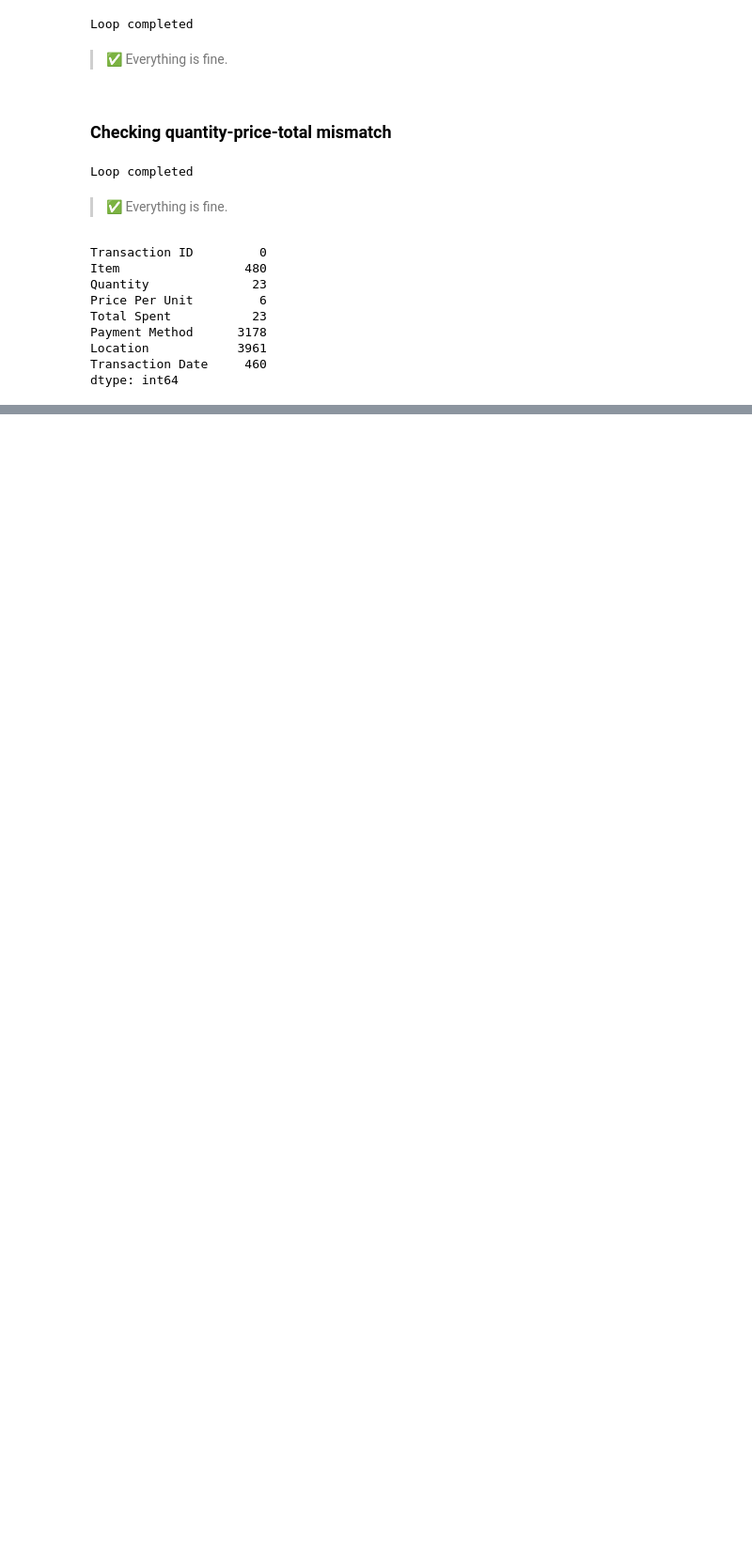
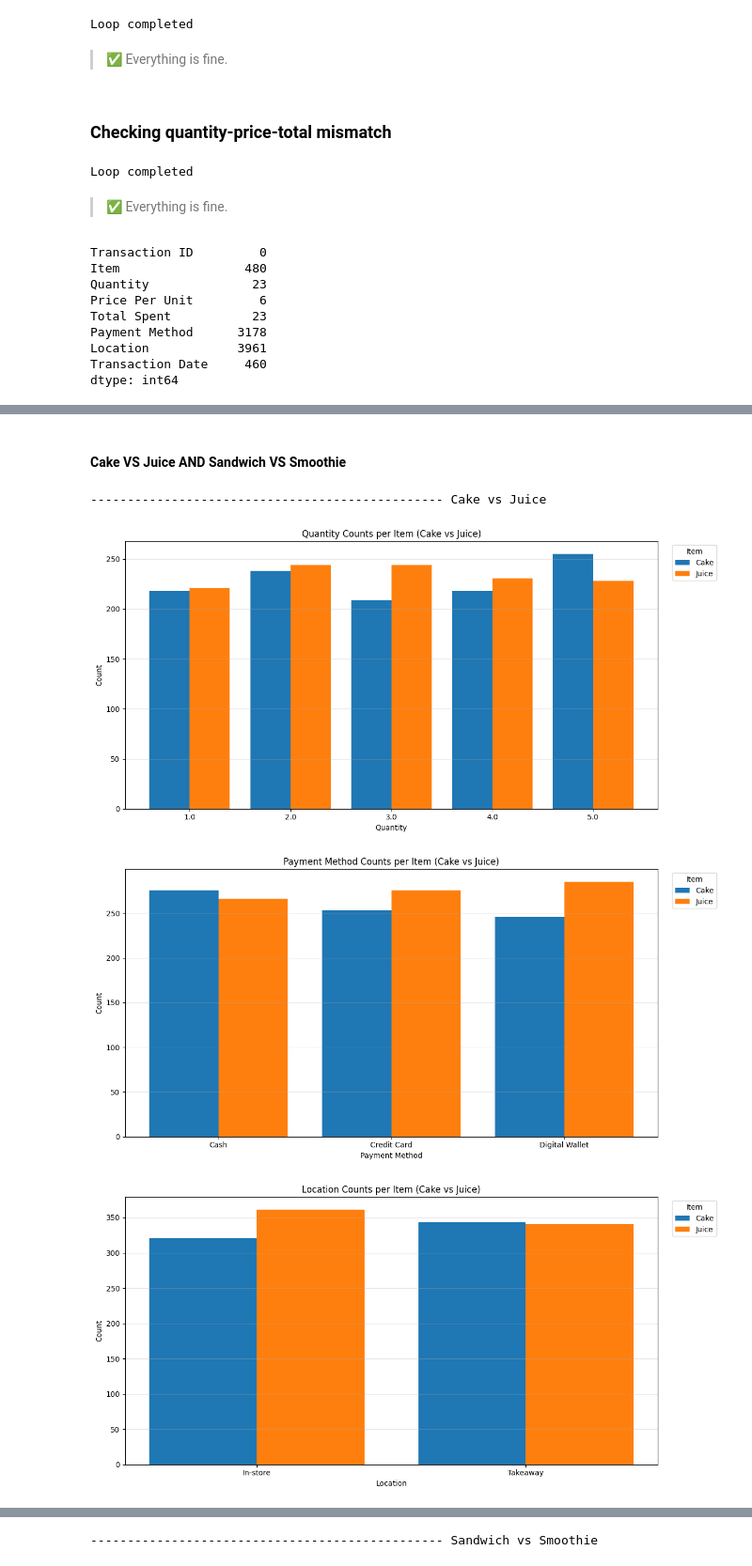
Before and after one commit to Gerum-Berhanu/data-cleaning, a Jupyter notebook: cafe.ipynb, the cells around one changed output, grey strips where cells are left out. Shown at 94% size. Drawn from its saved outputs; the diff is of its cells as text; code cells hidden in the pictures; blank space fills up the shorter version.

Commit message:
impute item

```diff
--- a/cafe.ipynb
+++ b/cafe.ipynb
@@ -450,0 +453,2 @@ dtype: int64
+# %%
+df["Transaction Month"] = df["Transaction Date"].dt.to_period("M").dt.strftime("%b")
@@ -450,0 +517,13 @@ dtype: int64
+# %%
+month_order = ["Jan", "Feb", "Mar", "Apr", "May", "Jun", "Jul", "Aug", "Sep", "Oct", "Nov", "Dec"]
+
+df_sub_item = df[df["Item"].isin(["Cake", "Juice", "Sandwich", "Smoothie"])]
+
+table_item_month_size = (
+    df_sub_item[["Item", "Transaction Month"]][df_sub_item["Item"].isin(["Cake", "Juice"])]
+    .dropna()
+    .pivot_table(index="Item", columns="Transaction Month", aggfunc="size")
+    .reindex(columns=month_order, fill_value=0)
+)
+
+display(table_item_month_size)
@@ -450,0 +541,54 @@ dtype: int64
+# %% [markdown]
+#### Cake VS Juice AND Sandwich VS Smoothie
+# %%
+df_price = df[df["Price Per Unit"].notna()]
+
+target_pairs = [("Cake", "Juice"), ("Sandwich", "Smoothie")]
+
+for target_pair in target_pairs:
+    print("-"*48, f"{target_pair[0]} vs {target_pair[1]}")
+
+    sub_df = df_price[df_price["Item"].isin(target_pair)]
+
+    cols = ["Quantity", "Payment Method", "Location", "Transaction Month"]
+
+    for col in cols:
+        table = (
+            sub_df[["Item", col]]
+            .dropna()
+            .pivot_table(
+                index="Item",
+                columns=col,
+                aggfunc="size"
+            )
+        )
+
+        if col == "Transaction Month":
+            month_order = ["Jan","Feb","Mar","Apr","May","Jun","Jul","Aug","Sep","Oct","Nov","Dec"]
+            table = table.reindex(columns=month_order, fill_value=0)
+
+        fig, ax = plt.subplots(figsize=(12, 6))
+
+        x = np.arange(len(table.columns))
+        items = table.index
+        width = 0.8 / len(items)
+
+        for idx, item in enumerate(items):
+            ax.bar(x + idx * width, table.loc[item].values, width=width, label=item)
+
+        ax.set_xlabel(col)
+        ax.set_ylabel("Count")
+        ax.set_title(f"{col} Counts per Item ({target_pair[0]} vs {target_pair[1]})")
+        ax.set_xticks(x + width * (len(items) - 1) / 2)
+        ax.set_xticklabels(table.columns)
+        ax.grid(axis="y", alpha=0.3)
+        ax.legend(title="Item", bbox_to_anchor=(1.02, 1), loc="upper left")
+        plt.tight_layout()
+        plt.show()
+
+    print("")
+# %% [output]
+------------------------------------------------ Cake vs Juice
+[figure, added]
+[figure, added]
+[figure, added]
@@ -450,0 +596 @@ dtype: int64
+------------------------------------------------ Sandwich vs Smoothie
```
Also changed, not shown: parts of 25 cells of this notebook.
